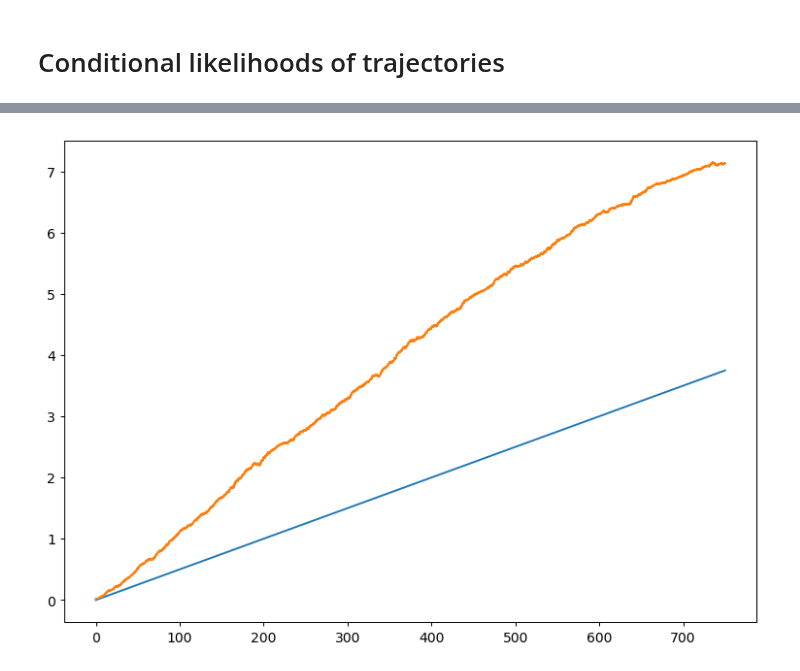
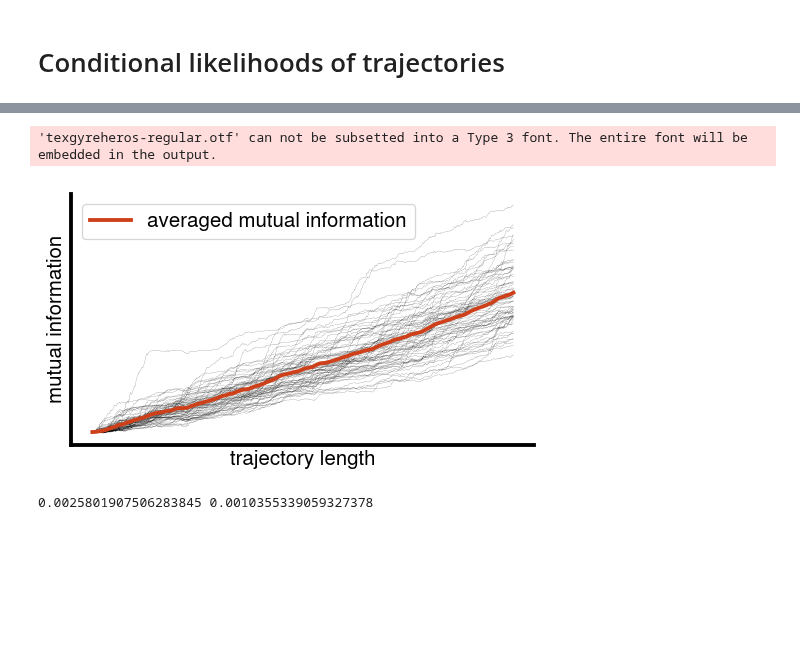
Before and after one commit to manuel-rhdt/master-thesis, a Jupyter notebook: analyzer/mutual_information.ipynb, the cells around one changed output, grey strips where cells are left out. Drawn from its saved outputs; the diff is of its cells as text; code cells hidden in the pictures; blank space fills up the shorter version.

```diff
--- a/analyzer/mutual_information.ipynb
+++ b/analyzer/mutual_information.ipynb
@@ -48,6 +57,35 @@ plt.legend();
-# %%
-x = np.linspace(0, 750, len(mutual_information))
-plt.plot(x, 0.005*x)
-plt.plot(x, mutual_information, label='$N_X={}, N_S={}$'.format(num_r, num_s));
-# %% [output]
-[figure, removed]
+# %%
+matplotlib.rcParams.update({'font.size': 16, 'font.family': 'TeX Gyre Heros'})
+for val in mi:
+    plt.plot(x, np.mean(val, axis=0), linewidth=0.1, color='black')
+plt.plot(x, mi_mean, label='averaged mutual information'.format(num_r, num_s), linewidth=3, color='#CD401A')
+
+ax = plt.gca()
+for pos in ['right', 'top']:
+    ax.spines[pos].set_visible(False)
+
+for pos in ['left', 'bottom']:
+    ax.spines[pos].set_linewidth(3)
+
+plt.tick_params('both', left = False, labelleft=False, bottom=False, labelbottom=False)
+plt.ylabel('mutual information')
+plt.xlabel('trajectory length')
+plt.legend()
+
+plt.gcf().set_size_inches(16.5/2.54, 9.0/2.54)
+plt.savefig('poster_plot_3.pdf')
+# %% [output]
+'texgyreheros-regular.otf' can not be subsetted into a Type 3 font. The entire font will be embedded in the output.
+[figure, added]
+# %%
+def mut_inf(lamda, rho):
+    return lamda/2 * (np.sqrt(1 + rho/lamda) - 1)
+from scipy.optimize import curve_fit
+def linear(t, inf_rate, offset):
+    return t * inf_rate + offset
+
+(rate, offset), _ = curve_fit(linear, x, mi_mean, sigma=np.exp(-x/2500))
+theoretical_rate = mut_inf(0.005, 0.005)
+print(rate, theoretical_rate)
+# %% [output]
+0.0025801907506283845 0.0010355339059327378
```
Also changed, not shown: parts of 24 cells of this notebook, 22 other files.
